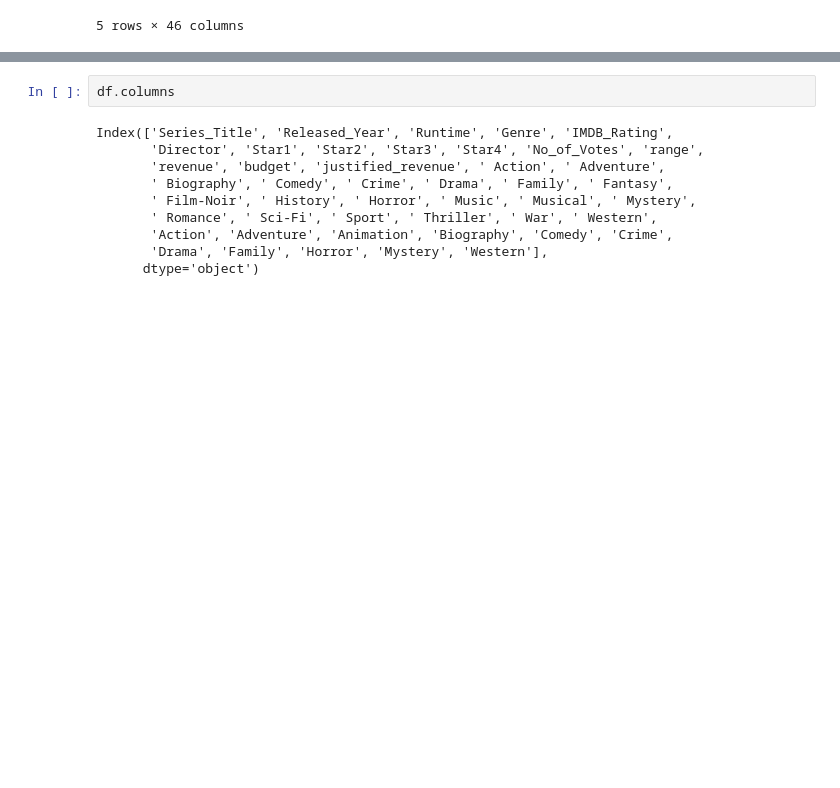
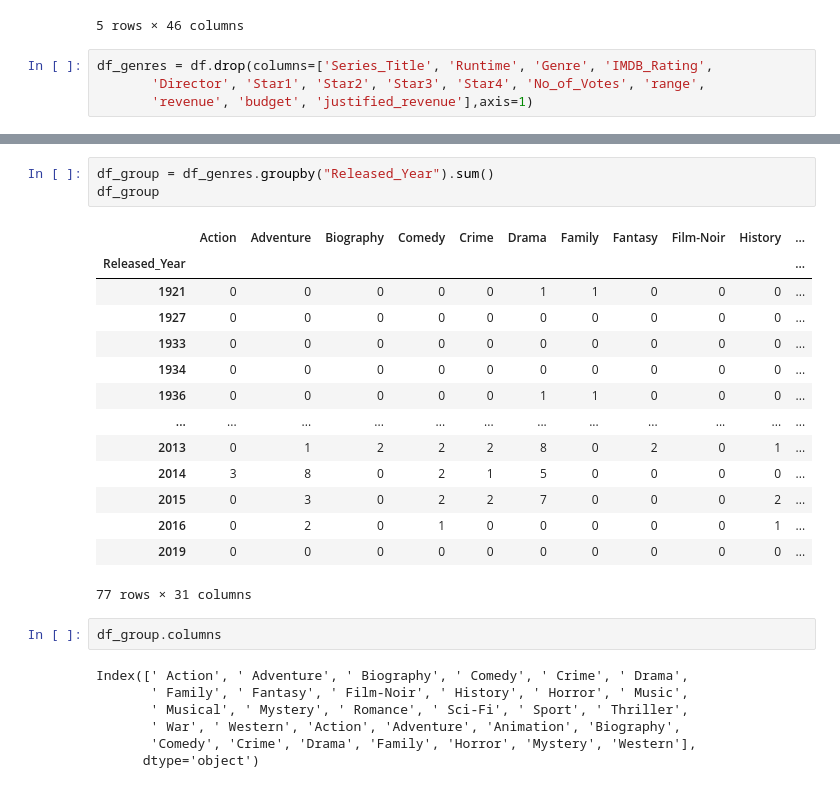
Before and after one commit to cindyhelloworld/iv-project, a Jupyter notebook: hot_encoding.ipynb, the cells around one changed output, grey strips where cells are left out. Cells and saved outputs as stored; diff of their text form; blank space fills up the shorter version.

```diff
--- a/hot_encoding.ipynb
+++ b/hot_encoding.ipynb
@@ -44,3 +44,7 @@ df.head()
 | 3 | The Godfather: Part II | 1974 | 202 min | Crime, Drama | 9.0 | Francis Ford Coppola | Al Pacino | Robert De Niro | Robert Duvall | ... |
 | 4 | 12 Angry Men | 1957 | 96 min | Crime, Drama | 9.0 | Sidney Lumet | Henry Fonda | Lee J. Cobb | Martin Balsam | ... |
 5 rows × 46 columns
+# %%
+df_genres = df.drop(columns=['Series_Title', 'Runtime', 'Genre', 'IMDB_Rating',
+       'Director', 'Star1', 'Star2', 'Star3', 'Star4', 'No_of_Votes', 'range',
+       'revenue', 'budget', 'justified_revenue'],axis=1)
@@ -47,12 +67,27 @@ df.head()
+# %%
+df_group = df_genres.groupby("Released_Year").sum()
+df_group
+# %% [output]
+|  | Action | Adventure | Biography | Comedy | Crime | Drama | Family | Fantasy | Film-Noir | History | ... |
+| Released_Year |  |  |  |  |  |  |  |  |  |  | ... |
+| 1921 | 0 | 0 | 0 | 0 | 0 | 1 | 1 | 0 | 0 | 0 | ... |
+| 1927 | 0 | 0 | 0 | 0 | 0 | 0 | 0 | 0 | 0 | 0 | ... |
+| 1933 | 0 | 0 | 0 | 0 | 0 | 0 | 0 | 0 | 0 | 0 | ... |
+| 1934 | 0 | 0 | 0 | 0 | 0 | 0 | 0 | 0 | 0 | 0 | ... |
+| 1936 | 0 | 0 | 0 | 0 | 0 | 1 | 1 | 0 | 0 | 0 | ... |
+| ... | ... | ... | ... | ... | ... | ... | ... | ... | ... | ... | ... |
+| 2013 | 0 | 1 | 2 | 2 | 2 | 8 | 0 | 2 | 0 | 1 | ... |
+| 2014 | 3 | 8 | 0 | 2 | 1 | 5 | 0 | 0 | 0 | 0 | ... |
+| 2015 | 0 | 3 | 0 | 2 | 2 | 7 | 0 | 0 | 0 | 2 | ... |
+| 2016 | 0 | 2 | 0 | 1 | 0 | 0 | 0 | 0 | 0 | 1 | ... |
+| 2019 | 0 | 0 | 0 | 0 | 0 | 0 | 0 | 0 | 0 | 0 | ... |
+77 rows × 31 columns
 # %%
-df.columns
+df_group.columns
 # %% [output]
-Index(['Series_Title', 'Released_Year', 'Runtime', 'Genre', 'IMDB_Rating',
-       'Director', 'Star1', 'Star2', 'Star3', 'Star4', 'No_of_Votes', 'range',
-       'revenue', 'budget', 'justified_revenue', ' Action', ' Adventure',
-       ' Biography', ' Comedy', ' Crime', ' Drama', ' Family', ' Fantasy',
-       ' Film-Noir', ' History', ' Horror', ' Music', ' Musical', ' Mystery',
-       ' Romance', ' Sci-Fi', ' Sport', ' Thriller', ' War', ' Western',
-       'Action', 'Adventure', 'Animation', 'Biography', 'Comedy', 'Crime',
-       'Drama', 'Family', 'Horror', 'Mystery', 'Western'],
+Index([' Action', ' Adventure', ' Biography', ' Comedy', ' Crime', ' Drama',
+       ' Family', ' Fantasy', ' Film-Noir', ' History', ' Horror', ' Music',
+       ' Musical', ' Mystery', ' Romance', ' Sci-Fi', ' Sport', ' Thriller',
+       ' War', ' Western', 'Action', 'Adventure', 'Animation', 'Biography',
+       'Comedy', 'Crime', 'Drama', 'Family', 'Horror', 'Mystery', 'Western'],
       dtype='object')
```
Also changed, not shown: parts of 6 cells of this notebook, 2 other files.
